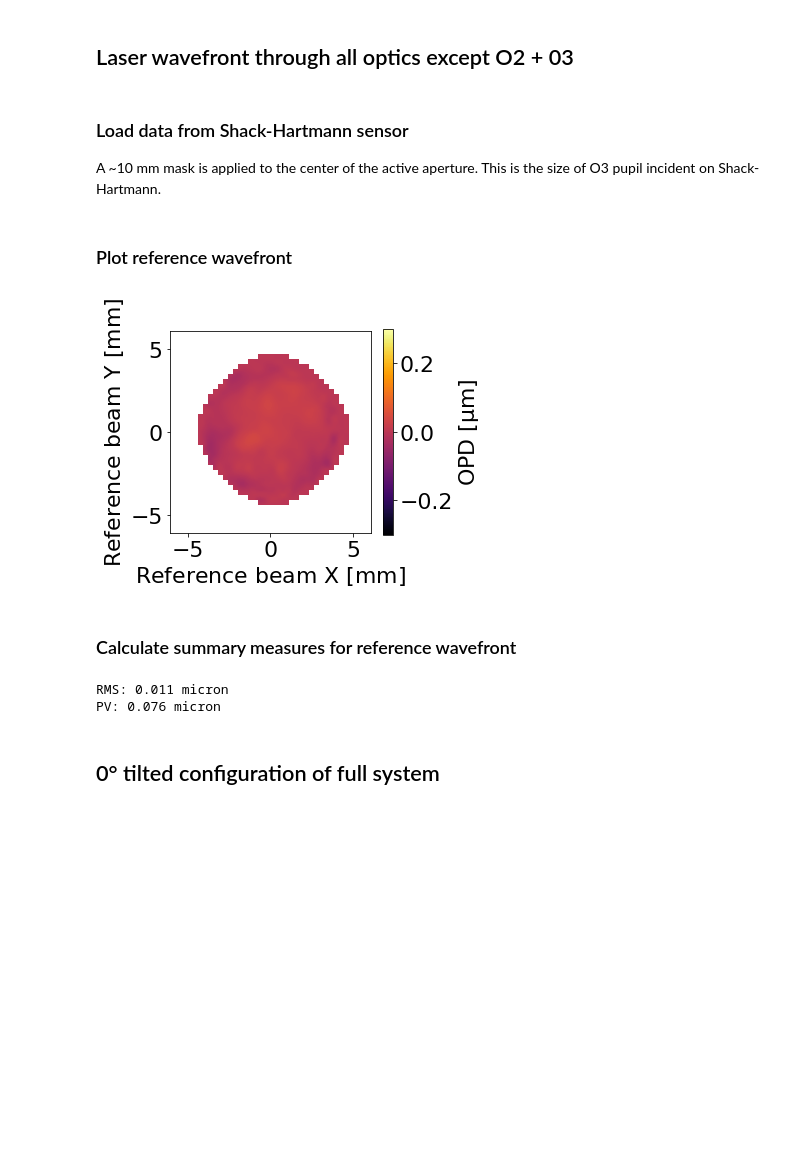
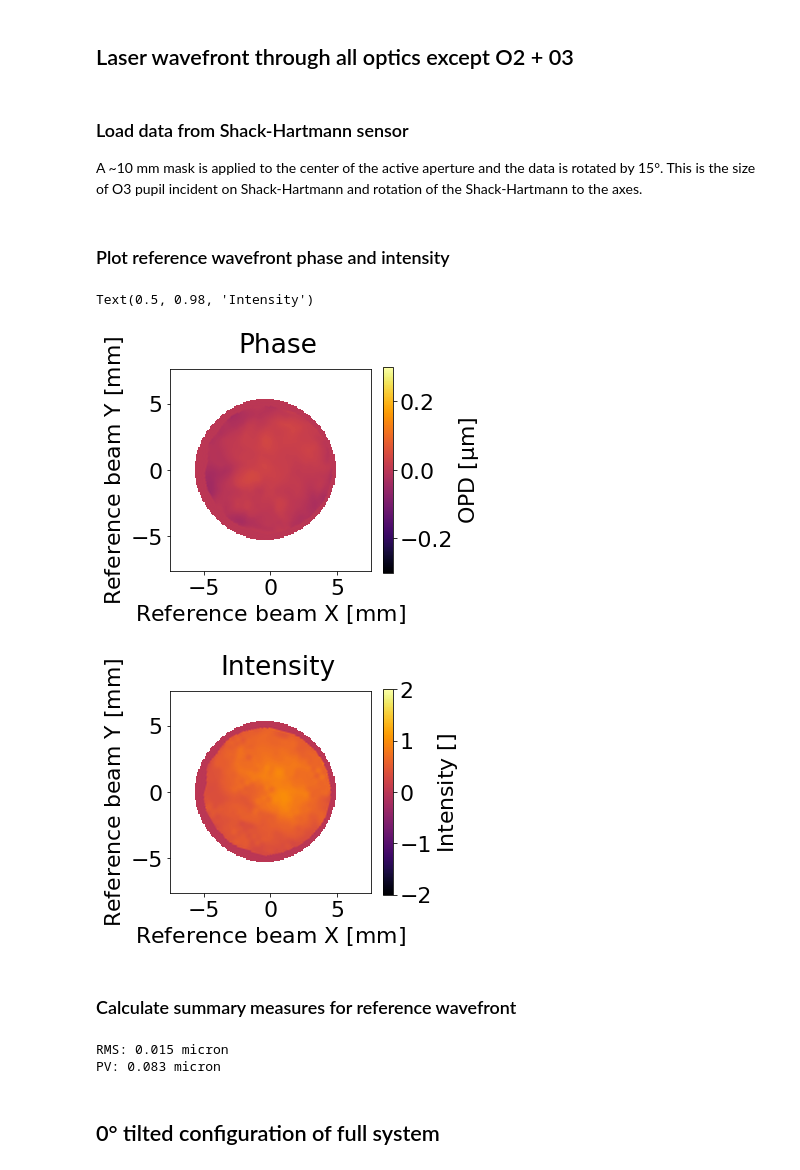
Before and after one commit to QI2lab/OPM, a Jupyter notebook: wavefront/Direct wavefront measurement for OPM.ipynb, the cells around one changed output. Drawn from its saved outputs; the diff is of its cells as text; code cells hidden in the pictures; blank space fills up the shorter version.

Commit message:
Add intensity maps

```diff
--- a/wavefront/Direct wavefront measurement for OPM.ipynb
+++ b/wavefront/Direct wavefront measurement for OPM.ipynb
@@ -36,30 +36,57 @@ plt.rcParams.update({'font.size': 22})
 ## Laser wavefront through all optics except O2 + 03
 # %% [markdown]
 ### Load data from Shack-Hartmann sensor
-A ~10 mm mask is applied to the center of the active aperture. This is the size of O3 pupil incident on Shack-Hartmann.
+A ~10 mm mask is applied to the center of the active aperture and the data is rotated by 15&deg;. This is the size of O3 pupil incident on Shack-Hartmann and rotation of the Shack-Hartmann to the axes.
 # %%
-df_reference = pd.read_csv('WFS_data\wavefront_reference.txt',sep='\t',skiprows=9)
+# load phase
+df_reference = pd.read_csv('WFS_data\wavefront_reference_oversampled.txt',sep='\t',skiprows=9)
 df_reference = df_reference.fillna(0)
 
-exp_reference = np.zeros([40,40])
-exp_reference[5:36,:] = df_reference.values
+exp_reference = np.zeros([160,160])
+exp_reference[17:143,:] = df_reference.values
 
-image_mask=np.empty([40,40])
+image_mask=np.empty([160,160])
 image_mask[:]=np.nan
-rr, cc = disk([20, 20], 19, shape=[40,40])
+rr, cc = disk([80, 75], 60, shape=[160,160])
 image_mask[rr,cc]=1
 m = np.ma.masked_where(np.isnan(image_mask),image_mask)
 exp_reference_masked = np.ma.masked_where(np.ma.getmask(m), rotate(exp_reference.T,15))
 
-x_grid=np.linspace(-20,20,40)*(114.077560)*(200/75)/1000
-y_grid=np.linspace(-20,20,40)*(114.077560)*(200/75)/1000
+x_grid=np.linspace(-80,80,161)*95/1000 #pixel size conversion to mm
+y_grid=np.linspace(-80,80,161)*95/1000 #pixel size conversion to mm
 label_pack = Labels(xy_base='Reference beam', z='OPD')
-p_reference = Pupil(xy_unit='mm', z_unit='micron',x=x_grid, y=y_grid, phase=exp_reference_masked,labels=label_pack)
+phase_reference = Pupil(xy_unit='mm', z_unit='micron',x=x_grid, y=y_grid, phase=exp_reference_masked,labels=label_pack)
+
+# load intensity
+df_reference = pd.read_csv('WFS_data\intensity_reference_oversampled.txt',sep='\t',skiprows=9)
+df_reference = df_reference.fillna(0)
+
+exp_reference = np.zeros([160,160])
+exp_reference[18:142,:] = df_reference.values
+
+image_mask=np.empty([160,160])
+image_mask[:]=np.nan
+rr, cc = disk([80, 75], 60, shape=[160,160])
+image_mask[rr,cc]=1
+m = np.ma.masked_where(np.isnan(image_mask),image_mask)
+exp_reference_masked = np.ma.masked_where(np.ma.getmask(m), rotate(exp_reference.T,15))
+
+x_grid=np.linspace(-80,80,161)*95/1000 #pixel size conversion to mm
+y_grid=np.linspace(-80,80,161)*95/1000 #pixel size conversion to mm
+label_pack = Labels(xy_base='Reference beam', z='Intensity')
+intensity_reference = Pupil(xy_unit='mm', z_unit='dimensionless_unscaled',x=x_grid, y=y_grid, phase=exp_reference_masked,labels=label_pack)
 # %% [markdown]
-### Plot reference wavefront
+### Plot reference wavefront phase and intensity
-# %%
-fig_p_reference, ax_p_reference = p_reference.plot2d(clim=.3)
-fig_p_reference.set_size_inches(4,4)
-# %% [output]
-[figure, removed]
+# %%
+fig_phase_reference, ax_phase_reference = phase_reference.plot2d(clim=.3)
+fig_phase_reference.set_size_inches(4,4)
+fig_phase_reference.suptitle('Phase')
+
+fig_intensity_reference, ax_intensity_reference = intensity_reference.plot2d(clim=2.0)
+fig_intensity_reference.set_size_inches(4,4)
+fig_intensity_reference.suptitle('Intensity')
+# %% [output]
+Text(0.5, 0.98, 'Intensity')
+[figure, added]
+[figure, added]
 # %% [markdown]
@@ -66,11 +94,12 @@ fig_p_reference.set_size_inches(4,4)
 ### Calculate summary measures for reference wavefront
 # %%
-rms_reference = np.round(p_reference.rms,3)
-PV_reference = np.round(p_reference.pv,3)
+rms_reference = np.round(phase_reference.rms,3)
+PV_reference = np.round(phase_reference.pv,3)
+
 print('RMS: '+np.str(rms_reference)+' micron\nPV: '+np.str(PV_reference)+' micron')
 # %% [output]
-RMS: 0.011 micron
-PV: 0.076 micron
+RMS: 0.015 micron
+PV: 0.083 micron
 # %% [markdown]
 ## 0&deg; tilted configuration of full system
 # %% [markdown]
```
Also changed, not shown: parts of 12 cells of this notebook, 9 other files.
